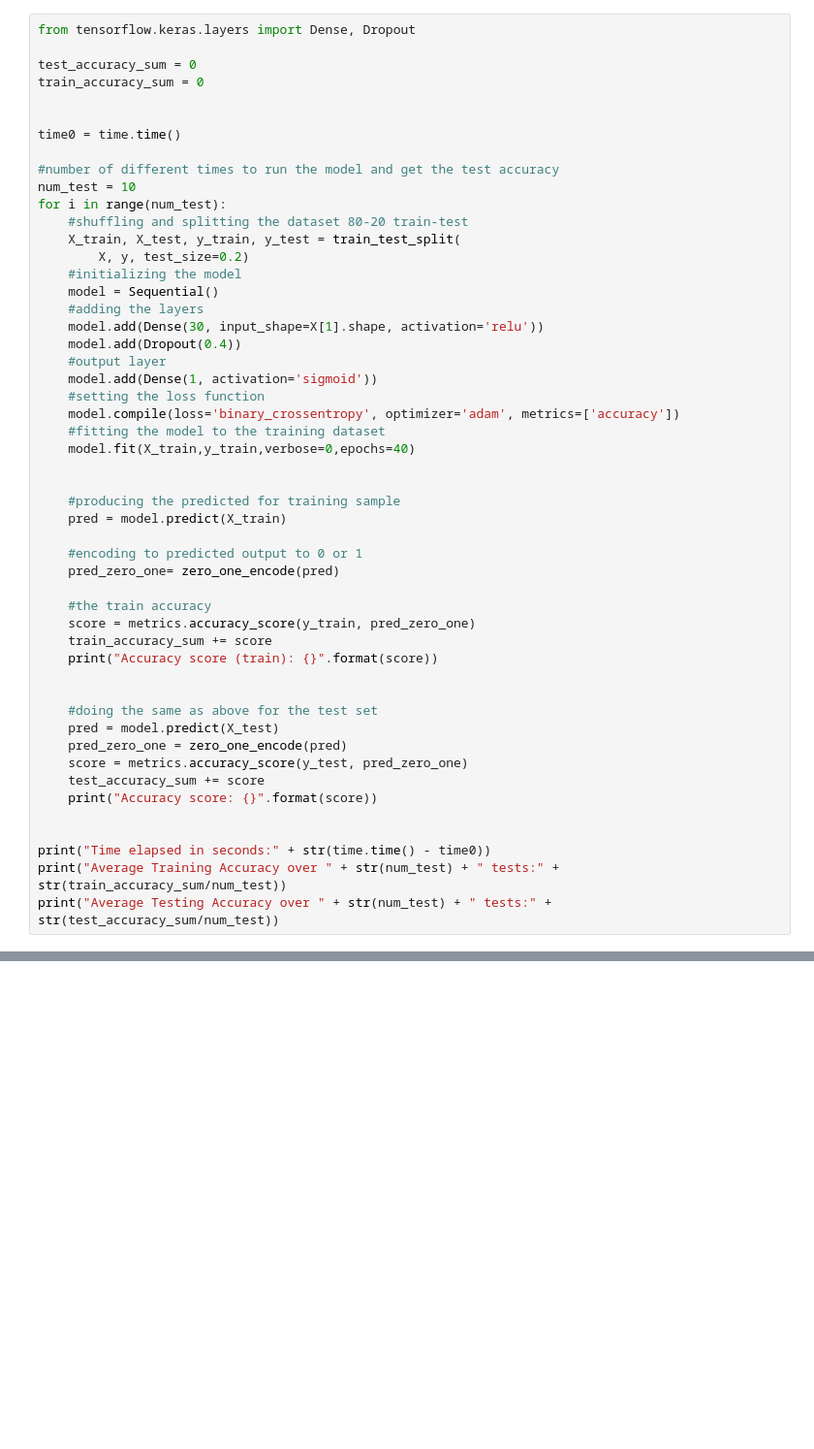
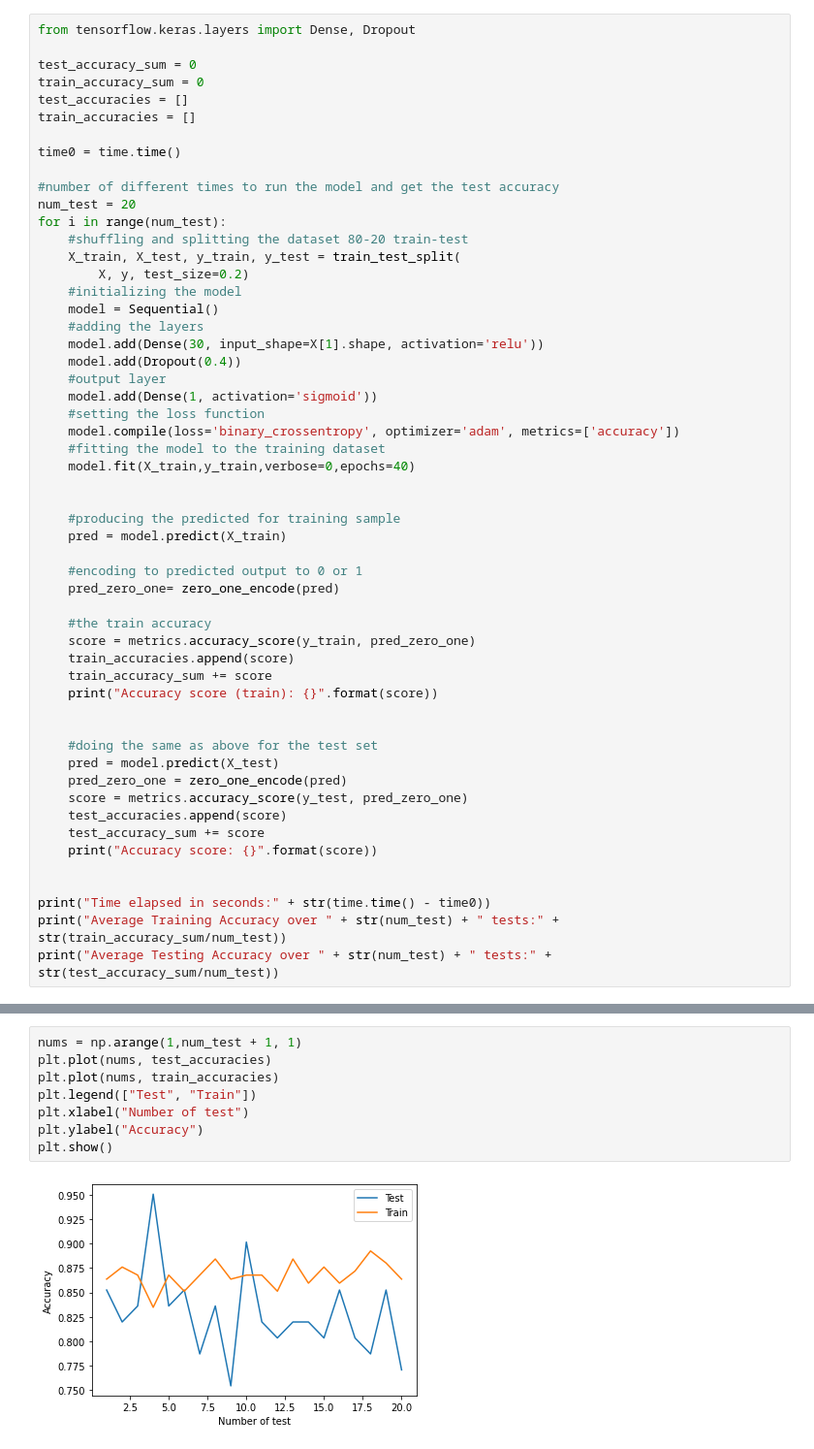
Before and after one commit to EndiMuceku/in3062-coursework, a Jupyter notebook: NN.ipynb, the cells around one changed output, grey strips where cells are left out. Shown at 97% size. Cells and saved outputs as stored; diff of their text form; blank space fills up the shorter version.

Commit message:
Pushing on behalf of Jin since he had a problem with his git. Message: In NN added zero_one_encode() for encoding values to 0 and 1, confusion matrix, test_train_accuracy graph

```diff
--- a/NN.ipynb
+++ b/NN.ipynb
@@ -78,12 +78,13 @@ from tensorflow.keras.layers import Dense, Dropout
 
 test_accuracy_sum = 0
 train_accuracy_sum = 0
-
+test_accuracies = []
+train_accuracies = []
 
 time0 = time.time()
 
 #number of different times to run the model and get the test accuracy
-num_test = 10
+num_test = 20
 for i in range(num_test):
     #shuffling and splitting the dataset 80-20 train-test
     X_train, X_test, y_train, y_test = train_test_split(
@@ -109,6 +110,7 @@ for i in range(num_test):
 
     #the train accuracy
     score = metrics.accuracy_score(y_train, pred_zero_one)
+    train_accuracies.append(score)
     train_accuracy_sum += score
     print("Accuracy score (train): {}".format(score))
 
@@ -117,6 +119,7 @@ for i in range(num_test):
     pred = model.predict(X_test)
     pred_zero_one = zero_one_encode(pred)
     score = metrics.accuracy_score(y_test, pred_zero_one)
+    test_accuracies.append(score)
     test_accuracy_sum += score
     print("Accuracy score: {}".format(score))
 
@@ -144,0 +148,10 @@ Average Testing Accuracy over 10 tests:0.8278688524590164
+# %%
+nums = np.arange(1,num_test + 1, 1)
+plt.plot(nums, test_accuracies)
+plt.plot(nums, train_accuracies)
+plt.legend(["Test", "Train"])
+plt.xlabel("Number of test")
+plt.ylabel("Accuracy")
+plt.show()
+# %% [output]
+[figure, added]
```
Also changed, not shown: parts of 3 cells of this notebook.
